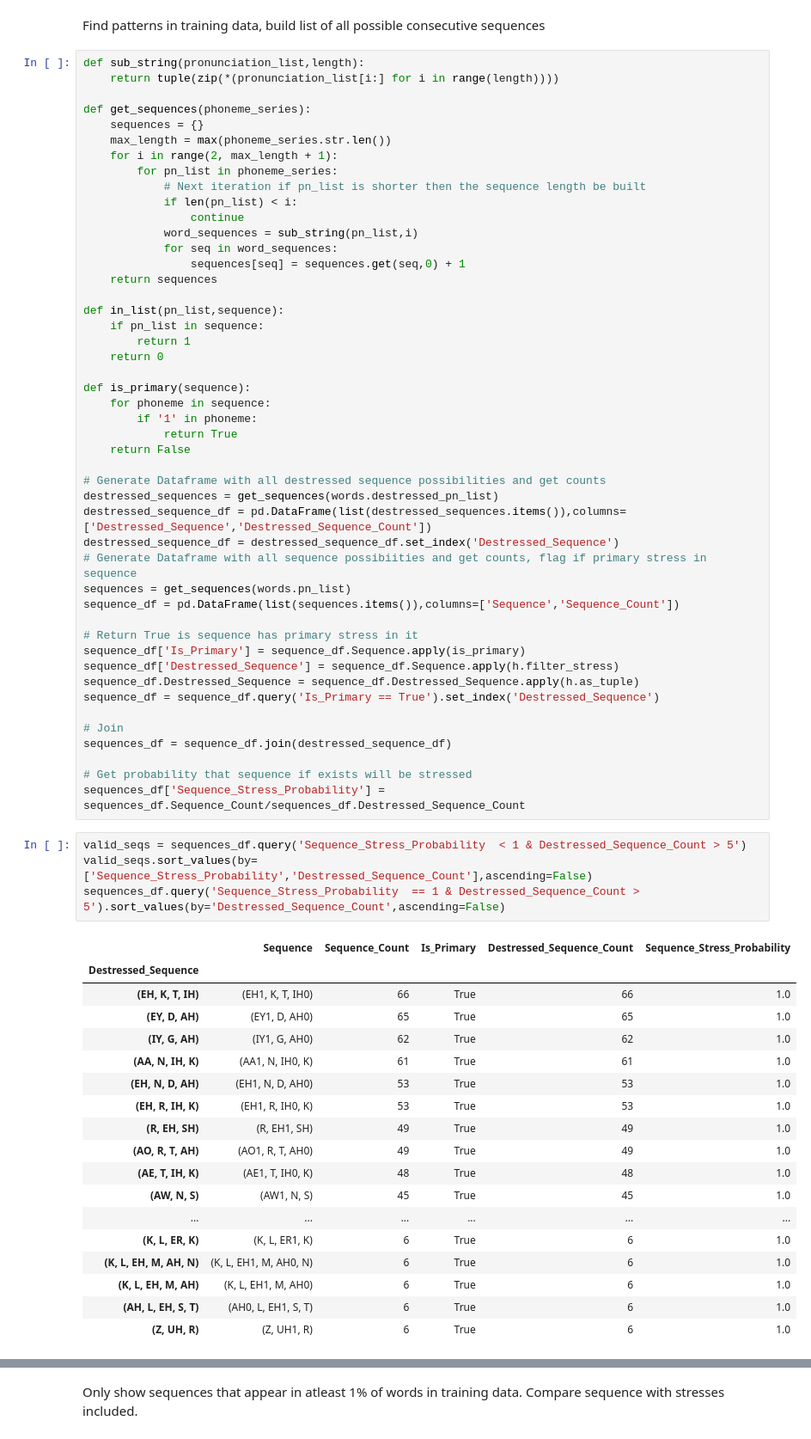
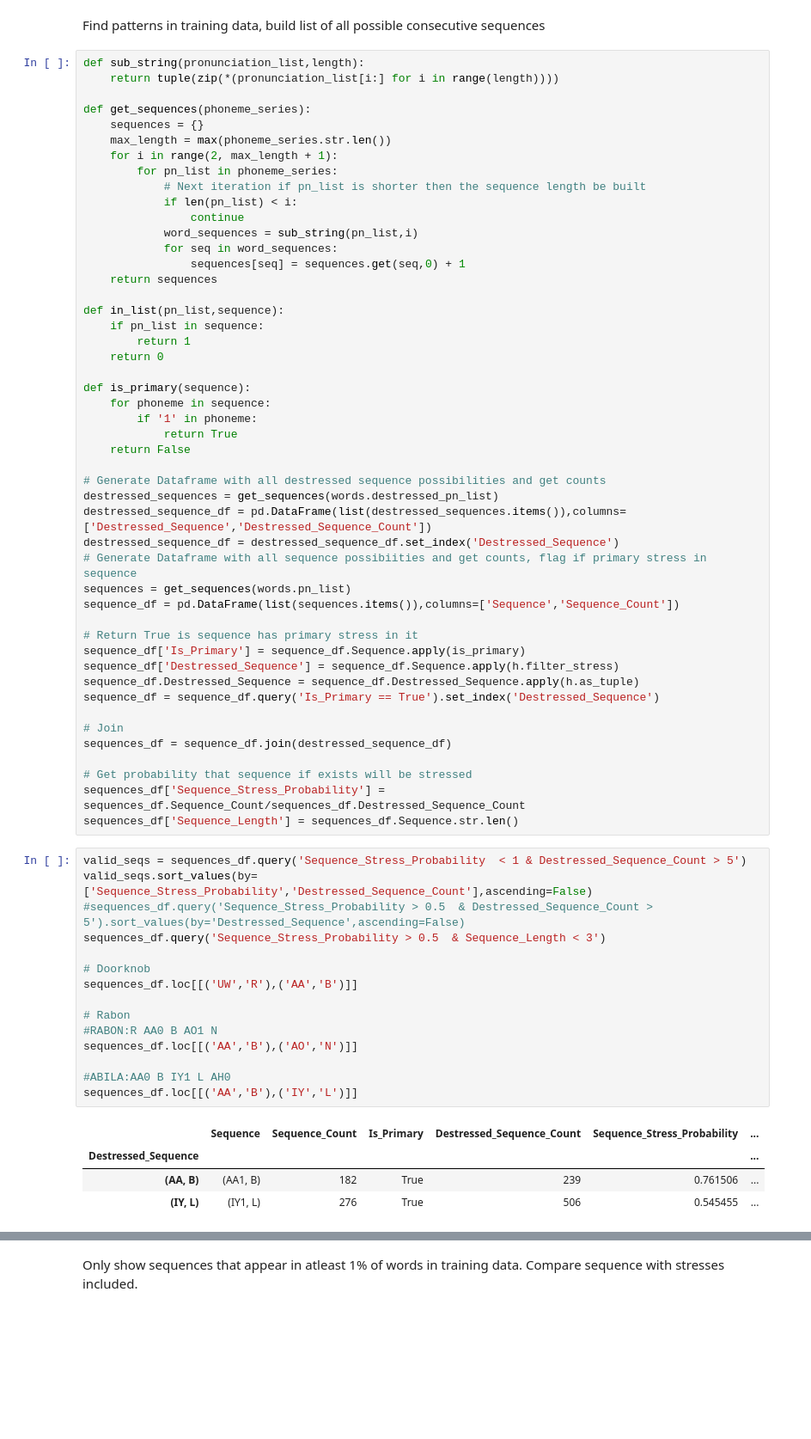
Before and after one commit to EvaLiu11/COMP9318_Proj, a Jupyter notebook: COMP9318_Project Exploration.ipynb, the cells around one changed output, grey strips where cells are left out. Shown at 86% size. Drawn from its saved outputs; the diff is of its cells as text; blank space fills up the shorter version.

```diff
--- a/COMP9318_Project Exploration.ipynb
+++ b/COMP9318_Project Exploration.ipynb
@@ -115,26 +120,24 @@ sequences_df = sequence_df.join(destressed_sequence_df)
 
 # Get probability that sequence if exists will be stressed
 sequences_df['Sequence_Stress_Probability'] = sequences_df.Sequence_Count/sequences_df.Destressed_Sequence_Count
+sequences_df['Sequence_Length'] = sequences_df.Sequence.str.len()
 # %%
 valid_seqs = sequences_df.query('Sequence_Stress_Probability  < 1 & Destressed_Sequence_Count > 5')
 valid_seqs.sort_values(by=['Sequence_Stress_Probability','Destressed_Sequence_Count'],ascending=False)
-sequences_df.query('Sequence_Stress_Probability  == 1 & Destressed_Sequence_Count > 5').sort_values(by='Destressed_Sequence_Count',ascending=False)
+#sequences_df.query('Sequence_Stress_Probability > 0.5  & Destressed_Sequence_Count > 5').sort_values(by='Destressed_Sequence',ascending=False)
+sequences_df.query('Sequence_Stress_Probability > 0.5  & Sequence_Length < 3')
+
+# Doorknob
+sequences_df.loc[[('UW','R'),('AA','B')]]
+
+# Rabon
+#RABON:R AA0 B AO1 N
+sequences_df.loc[[('AA','B'),('AO','N')]]
+
+#ABILA:AA0 B IY1 L AH0
+sequences_df.loc[[('AA','B'),('IY','L')]]
 # %% [output]
-|  | Sequence | Sequence_Count | Is_Primary | Destressed_Sequence_Count | Sequence_Stress_Probability |
-| Destressed_Sequence |  |  |  |  |  |
-| (EH, K, T, IH) | (EH1, K, T, IH0) | 66 | True | 66 | 1.0 |
-| (EY, D, AH) | (EY1, D, AH0) | 65 | True | 65 | 1.0 |
-| (IY, G, AH) | (IY1, G, AH0) | 62 | True | 62 | 1.0 |
-| (AA, N, IH, K) | (AA1, N, IH0, K) | 61 | True | 61 | 1.0 |
-| (EH, N, D, AH) | (EH1, N, D, AH0) | 53 | True | 53 | 1.0 |
-| (EH, R, IH, K) | (EH1, R, IH0, K) | 53 | True | 53 | 1.0 |
-| (R, EH, SH) | (R, EH1, SH) | 49 | True | 49 | 1.0 |
-| (AO, R, T, AH) | (AO1, R, T, AH0) | 49 | True | 49 | 1.0 |
-| (AE, T, IH, K) | (AE1, T, IH0, K) | 48 | True | 48 | 1.0 |
-| (AW, N, S) | (AW1, N, S) | 45 | True | 45 | 1.0 |
-| ... | ... | ... | ... | ... | ... |
-| (K, L, ER, K) | (K, L, ER1, K) | 6 | True | 6 | 1.0 |
-| (K, L, EH, M, AH, N) | (K, L, EH1, M, AH0, N) | 6 | True | 6 | 1.0 |
-| (K, L, EH, M, AH) | (K, L, EH1, M, AH0) | 6 | True | 6 | 1.0 |
-| (AH, L, EH, S, T) | (AH0, L, EH1, S, T) | 6 | True | 6 | 1.0 |
-| (Z, UH, R) | (Z, UH1, R) | 6 | True | 6 | 1.0 |
+|  | Sequence | Sequence_Count | Is_Primary | Destressed_Sequence_Count | Sequence_Stress_Probability | ... |
+| Destressed_Sequence |  |  |  |  |  | ... |
+| (AA, B) | (AA1, B) | 182 | True | 239 | 0.761506 | ... |
+| (IY, L) | (IY1, L) | 276 | True | 506 | 0.545455 | ... |
```
Also changed, not shown: parts of 3 cells of this notebook, 1 other file.
